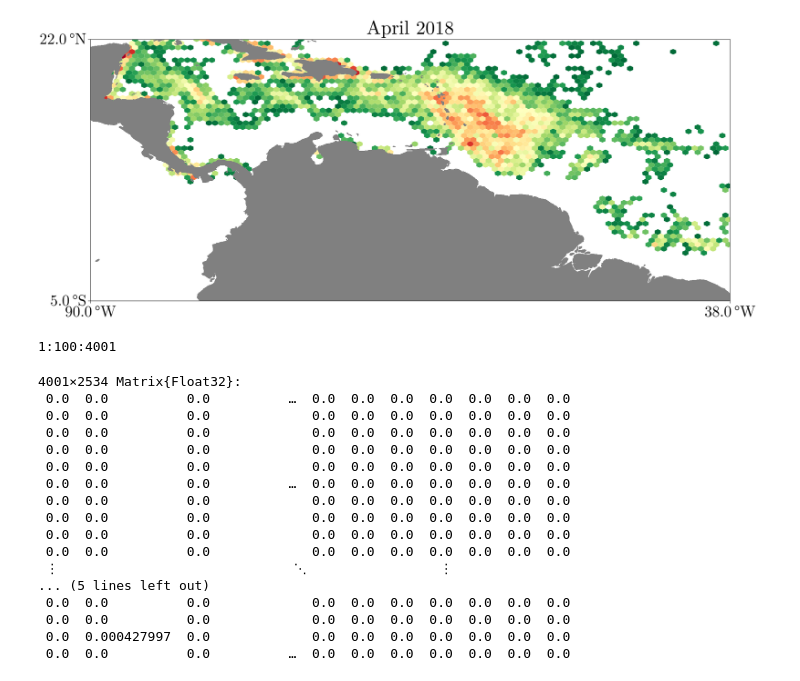
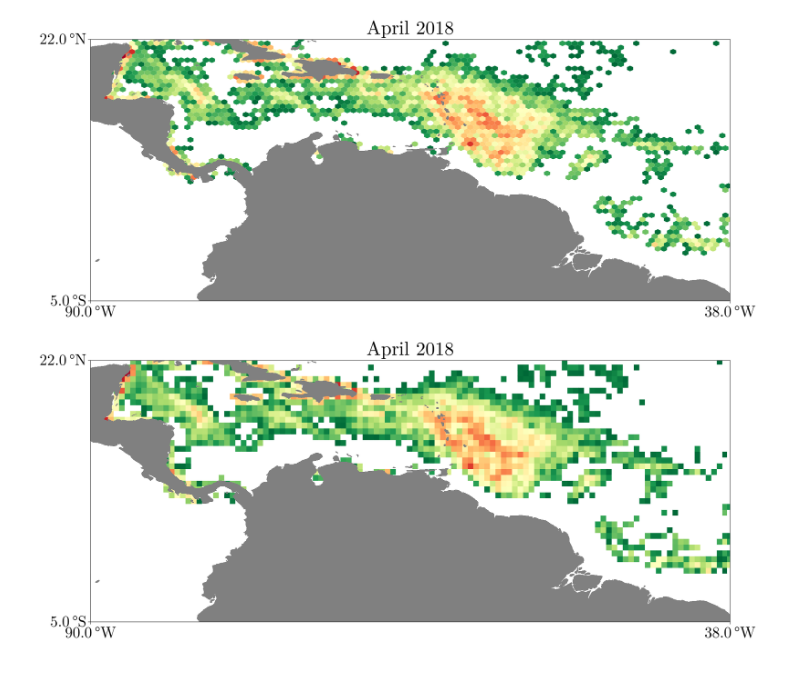
Before and after one commit to 70Gage70/SargassumFromAFAI.jl, a Jupyter notebook: 7day-0.015degree/afai.ipynb, the cells around one changed output. Cells and saved outputs as stored; diff of their text form; code cells hidden in the pictures.

```diff
--- a/7day-0.015degree/afai.ipynb
+++ b/7day-0.015degree/afai.ipynb
@@ -221,33 +221,10 @@ fig
 # %% [output]
 [figure]
 # %%
-step_lon = 100
-step_lat = 100
-coverage_binned = zeros(Float32, nbins_x, nbins_y, size(coverage, 3));
+step_lon = 30
+step_lat = 40
 
-lon_bins = range(1, length(lon), step = step_lon)
-lat_bins = range(1, length(lat), step = step_lat)
+lon_bins = Iterators.partition(1:length(lon), step_lon) |> collect
+lat_bins = Iterators.partition(1:length(lat), step_lat) |> collect
 
 coverage_binned = zeros(Float32, length(lon_bins), length(lat_bins), size(coverage, 3));
-# %% [output]
-1:100:4001
-# %%
-total_coverage = mean([coverage[:,:,t] for t = 1:size(coverage, 3)])
-# %% [output]
-4001×2534 Matrix{Float32}:
- 0.0  0.0          0.0          …  0.0  0.0  0.0  0.0  0.0  0.0  0.0
- 0.0  0.0          0.0             0.0  0.0  0.0  0.0  0.0  0.0  0.0
- 0.0  0.0          0.0             0.0  0.0  0.0  0.0  0.0  0.0  0.0
- 0.0  0.0          0.0             0.0  0.0  0.0  0.0  0.0  0.0  0.0
- 0.0  0.0          0.0             0.0  0.0  0.0  0.0  0.0  0.0  0.0
- 0.0  0.0          0.0          …  0.0  0.0  0.0  0.0  0.0  0.0  0.0
- 0.0  0.0          0.0             0.0  0.0  0.0  0.0  0.0  0.0  0.0
- 0.0  0.0          0.0             0.0  0.0  0.0  0.0  0.0  0.0  0.0
- 0.0  0.0          0.0             0.0  0.0  0.0  0.0  0.0  0.0  0.0
- 0.0  0.0          0.0             0.0  0.0  0.0  0.0  0.0  0.0  0.0
- ⋮                              ⋱                 ⋮
-... (5 lines left out)
- 0.0  0.0          0.0             0.0  0.0  0.0  0.0  0.0  0.0  0.0
- 0.0  0.0          0.0             0.0  0.0  0.0  0.0  0.0  0.0  0.0
- 0.0  0.000427997  0.0             0.0  0.0  0.0  0.0  0.0  0.0  0.0
- 0.0  0.0          0.0          …  0.0  0.0  0.0  0.0  0.0  0.0  0.0
@@ -253,0 +239,24 @@ total_coverage = mean([coverage[:,:,t] for t = 1:size(coverage, 3)])
+# %%
+fig = Figure(
+    # resolution = (1920, 1080),
+    resolution = (1920, 800),
+    fontsize = 50,
+    figure_padding = (5, 100, 5, 5))
+
+# Day 8
+ax = geo_axis(fig[1, 1], title = L"\text{April 2018}", limits = (-90, -38, -5, 22))
+
+lon_bins_centers = [mean(lon[lon_bin]) for lon_bin in lon_bins]
+lat_bins_centers = [mean(lat[lat_bin]) for lat_bin in lat_bins]
+coverage_tot = sum(coverage_binned[:,:,t] for t = 1:size(coverage_binned, 3))
+# coverage_tot = coverage_binned[:,:,1]
+heatmap!(ax, lon_bins_centers, lat_bins_centers, coverage_tot,
+    colormap = Reverse("RdYlGn"),
+    colorrange = (38e-4, maximum(coverage_tot)),
+    colorscale = log10,
+    lowclip = :white)
+land!(ax)
+
+fig
+# %% [output]
+[figure, added]
```
Also changed, not shown: parts of 3 cells of this notebook.
